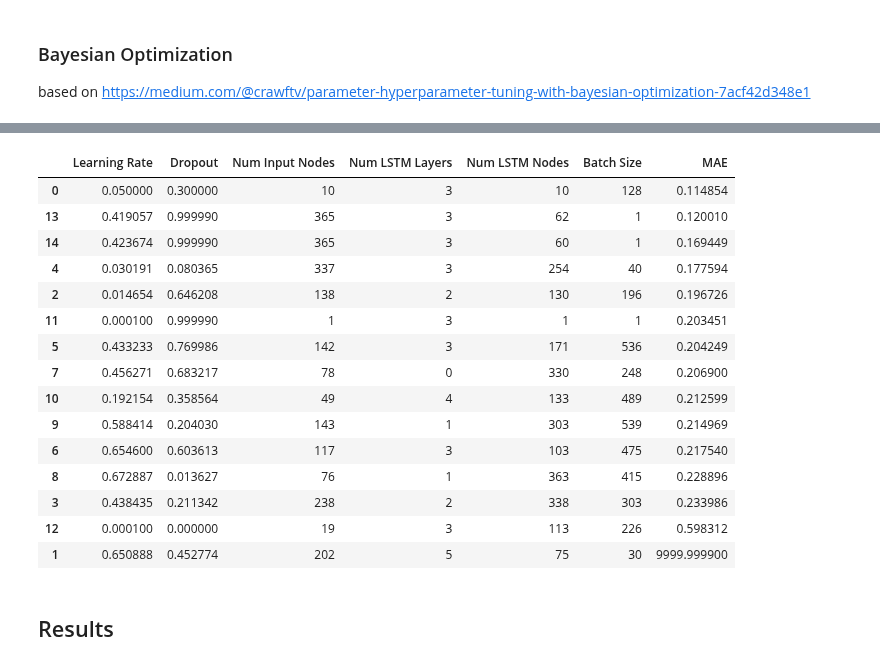
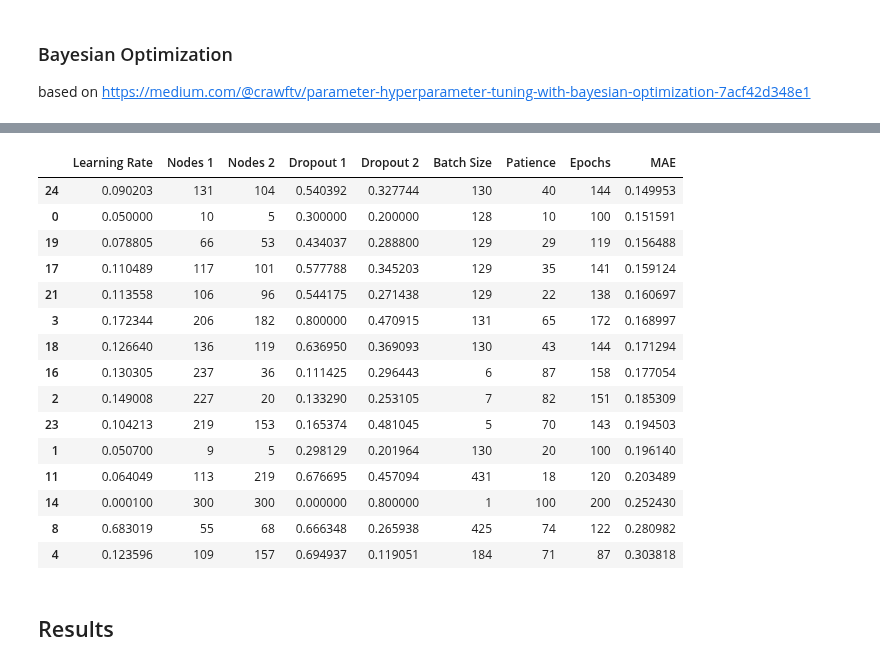
Before and after one commit to TLChilton/Senior_Capstone, a Jupyter notebook: Thomas/LSTMBayesSearch.ipynb, the cells around one changed output, grey strips where cells are left out. Drawn from its saved outputs; the diff is of its cells as text; code cells hidden in the pictures.

```diff
--- a/Thomas/LSTMBayesSearch.ipynb
+++ b/Thomas/LSTMBayesSearch.ipynb
@@ -145,6 +164,7 @@ train_X = train_X.reshape((n_train, n_in, len(df.columns)))
 test_X = test_X.reshape((test_X.shape[0], n_in, len(df.columns)))
 predict_X = predict_X.reshape((n_predict, n_in, len(df.columns)))
 
+predict_y_mean = np.mean(predict_y)
 print(train_X.shape, train_y.shape, test_X.shape, test_y.shape, predict_X.shape, predict_y.shape)
 # %% [output]
 (134, 200, 11) (134, 365) (58, 200, 11) (58, 365) (1, 200, 11) (1, 365)
@@ -215,29 +226,28 @@ default_parameters = [0.05, 0.3, 10, 3, 10, 128]
 # %%
 
 @use_named_args(dimensions=dimensions)
-def fitness(learning_rate, dropout, num_input_nodes, num_lstm_layers,
-            num_lstm_nodes, batch_size):
+def fitness(learning_rate, LSTM1, LSTM2, dropout1, dropout2, batch_size, patience, num_epochs):
 
     model = build_model(
         learning_rate=learning_rate,
-        num_input_nodes=num_input_nodes,
-        num_lstm_layers=num_lstm_layers,
-        num_lstm_nodes=num_lstm_nodes,
-        dropout=dropout,
+        LSTM1=LSTM1,
+        LSTM2=LSTM2,
+        dropout1=dropout1,
+        dropout2=dropout2,
         n_out=n_out,
     )
 
-    early_stopping = EarlyStopping(monitor='val_loss', mode='min', patience=10, restore_best_weights=True)
+    early_stopping = EarlyStopping(monitor='val_loss', mode='min', patience=patience, restore_best_weights=True)
     history = model.fit(x=train_X, y=train_y,
-        epochs=100,
+        epochs=num_epochs,
         batch_size=batch_size,
         validation_data=(test_X, test_y),
         shuffle=False,
         verbose=0,
         callbacks=[early_stopping]
     )
-    #return the validation mae for the last epoch.
-    mae = history.history['val_loss'][-1]
+    #return the minimum validation mae for the patience period
+    mae = np.nanmin(history.history['val_loss'][-1*patience:])
 
     # Delete the Keras model with these hyper-parameters from memory.
     del model
@@ -251,17 +261,21 @@ def fitness(learning_rate, dropout, num_input_nodes, num_lstm_layers,
     tf.compat.v1.reset_default_graph()
 
     # the optimizer aims for the lowest score
-    if math.isnan(mae):
+    if isnan(mae):
         return 9999.9999
-    return mae
+    normalized_mae = mae/predict_y_mean
+    return normalized_mae
 # %%
 gp_result = gp_minimize(
     func=fitness,
     dimensions=dimensions,
-    n_calls=15,
+    n_calls=25,
     n_jobs=-1,
-    kappa=5,    # default is 1.96
+    kappa=1.96,    # default is 1.96, lower values = more exploitation, higher = more exploration
+    noise=1e-5,
+    acq_optimizer="lbfgs",
     x0=default_parameters,
+    n_initial_points=10,
     verbose=True
 )
 # %% [output]
@@ -285,24 +332,24 @@ Current minimum: 0.1149
 # %%
-res_df = pd.DataFrame(data=gp_result.x_iters, columns=['Learning Rate', 'Dropout', 'Num Input Nodes','Num LSTM Layers', 'Num LSTM Nodes','Batch Size'])
+res_df = pd.DataFrame(data=gp_result.x_iters, columns=['Learning Rate','Nodes 1','Nodes 2','Dropout 1','Dropout 2','Batch Size','Patience','Epochs'])
 res_df['MAE'] = gp_result.func_vals
-res_df.sort_values('MAE', inplace=True)
+res_df.sort_values('Normalized MAE', inplace=True)
 res_df.head(15)
 # %% [output]
-|  | Learning Rate | Dropout | Num Input Nodes | Num LSTM Layers | Num LSTM Nodes | Batch Size | MAE |
-| 0 | 0.050000 | 0.300000 | 10 | 3 | 10 | 128 | 0.114854 |
-| 13 | 0.419057 | 0.999990 | 365 | 3 | 62 | 1 | 0.120010 |
-| 14 | 0.423674 | 0.999990 | 365 | 3 | 60 | 1 | 0.169449 |
-| 4 | 0.030191 | 0.080365 | 337 | 3 | 254 | 40 | 0.177594 |
-| 2 | 0.014654 | 0.646208 | 138 | 2 | 130 | 196 | 0.196726 |
-| 11 | 0.000100 | 0.999990 | 1 | 3 | 1 | 1 | 0.203451 |
-| 5 | 0.433233 | 0.769986 | 142 | 3 | 171 | 536 | 0.204249 |
-| 7 | 0.456271 | 0.683217 | 78 | 0 | 330 | 248 | 0.206900 |
-| 10 | 0.192154 | 0.358564 | 49 | 4 | 133 | 489 | 0.212599 |
-| 9 | 0.588414 | 0.204030 | 143 | 1 | 303 | 539 | 0.214969 |
-| 6 | 0.654600 | 0.603613 | 117 | 3 | 103 | 475 | 0.217540 |
-| 8 | 0.672887 | 0.013627 | 76 | 1 | 363 | 415 | 0.228896 |
-| 3 | 0.438435 | 0.211342 | 238 | 2 | 338 | 303 | 0.233986 |
-| 12 | 0.000100 | 0.000000 | 19 | 3 | 113 | 226 | 0.598312 |
-| 1 | 0.650888 | 0.452774 | 202 | 5 | 75 | 30 | 9999.999900 |
+|  | Learning Rate | Nodes 1 | Nodes 2 | Dropout 1 | Dropout 2 | Batch Size | Patience | Epochs | MAE |
+| 24 | 0.090203 | 131 | 104 | 0.540392 | 0.327744 | 130 | 40 | 144 | 0.149953 |
+| 0 | 0.050000 | 10 | 5 | 0.300000 | 0.200000 | 128 | 10 | 100 | 0.151591 |
+| 19 | 0.078805 | 66 | 53 | 0.434037 | 0.288800 | 129 | 29 | 119 | 0.156488 |
+| 17 | 0.110489 | 117 | 101 | 0.577788 | 0.345203 | 129 | 35 | 141 | 0.159124 |
+| 21 | 0.113558 | 106 | 96 | 0.544175 | 0.271438 | 129 | 22 | 138 | 0.160697 |
+| 3 | 0.172344 | 206 | 182 | 0.800000 | 0.470915 | 131 | 65 | 172 | 0.168997 |
+| 18 | 0.126640 | 136 | 119 | 0.636950 | 0.369093 | 130 | 43 | 144 | 0.171294 |
+| 16 | 0.130305 | 237 | 36 | 0.111425 | 0.296443 | 6 | 87 | 158 | 0.177054 |
+| 2 | 0.149008 | 227 | 20 | 0.133290 | 0.253105 | 7 | 82 | 151 | 0.185309 |
+| 23 | 0.104213 | 219 | 153 | 0.165374 | 0.481045 | 5 | 70 | 143 | 0.194503 |
+| 1 | 0.050700 | 9 | 5 | 0.298129 | 0.201964 | 130 | 20 | 100 | 0.196140 |
+| 11 | 0.064049 | 113 | 219 | 0.676695 | 0.457094 | 431 | 18 | 120 | 0.203489 |
+| 14 | 0.000100 | 300 | 300 | 0.000000 | 0.800000 | 1 | 100 | 200 | 0.252430 |
+| 8 | 0.683019 | 55 | 68 | 0.666348 | 0.265938 | 425 | 74 | 122 | 0.280982 |
+| 4 | 0.123596 | 109 | 157 | 0.694937 | 0.119051 | 184 | 71 | 87 | 0.303818 |
 # %% [markdown]
 ## Results
```
Also changed, not shown: parts of 19 cells of this notebook.
